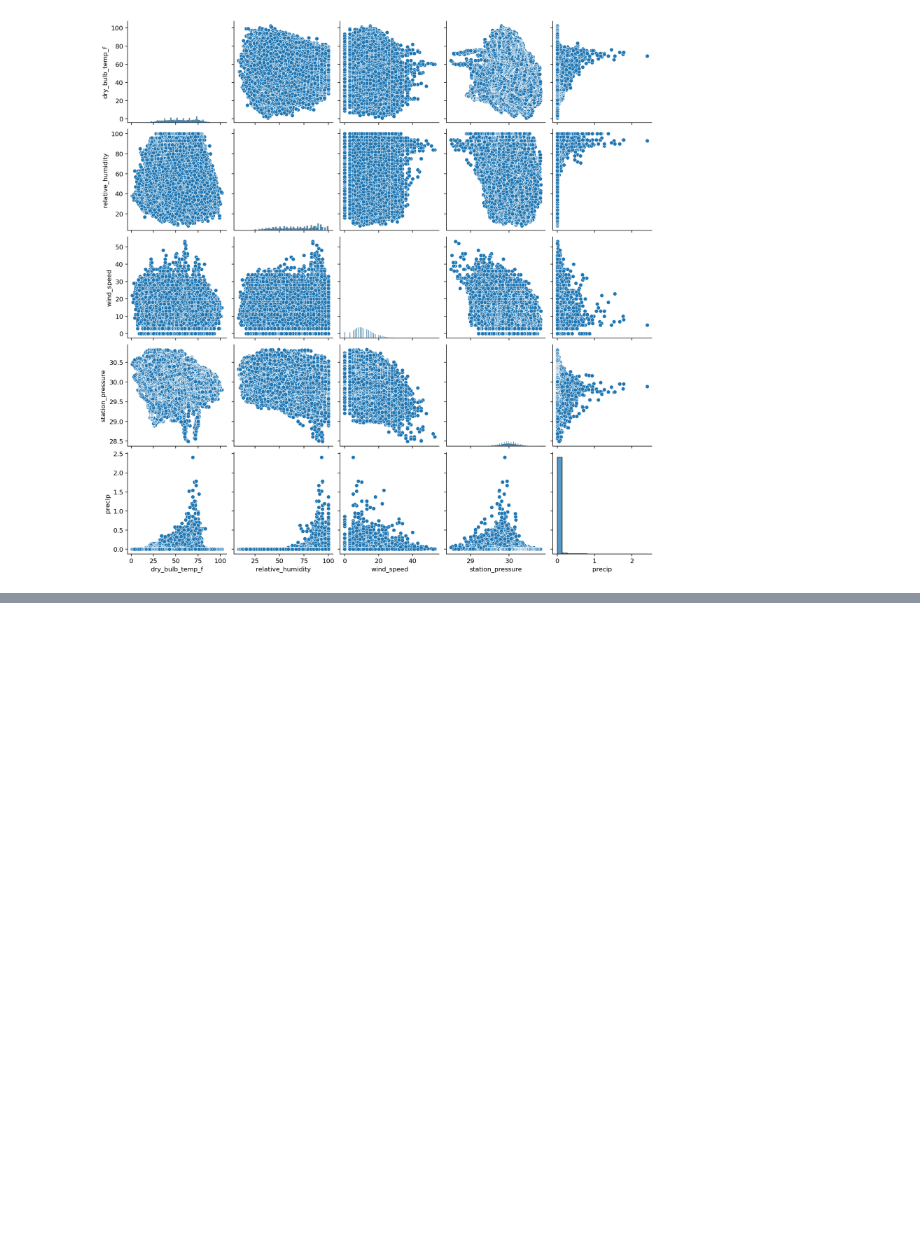
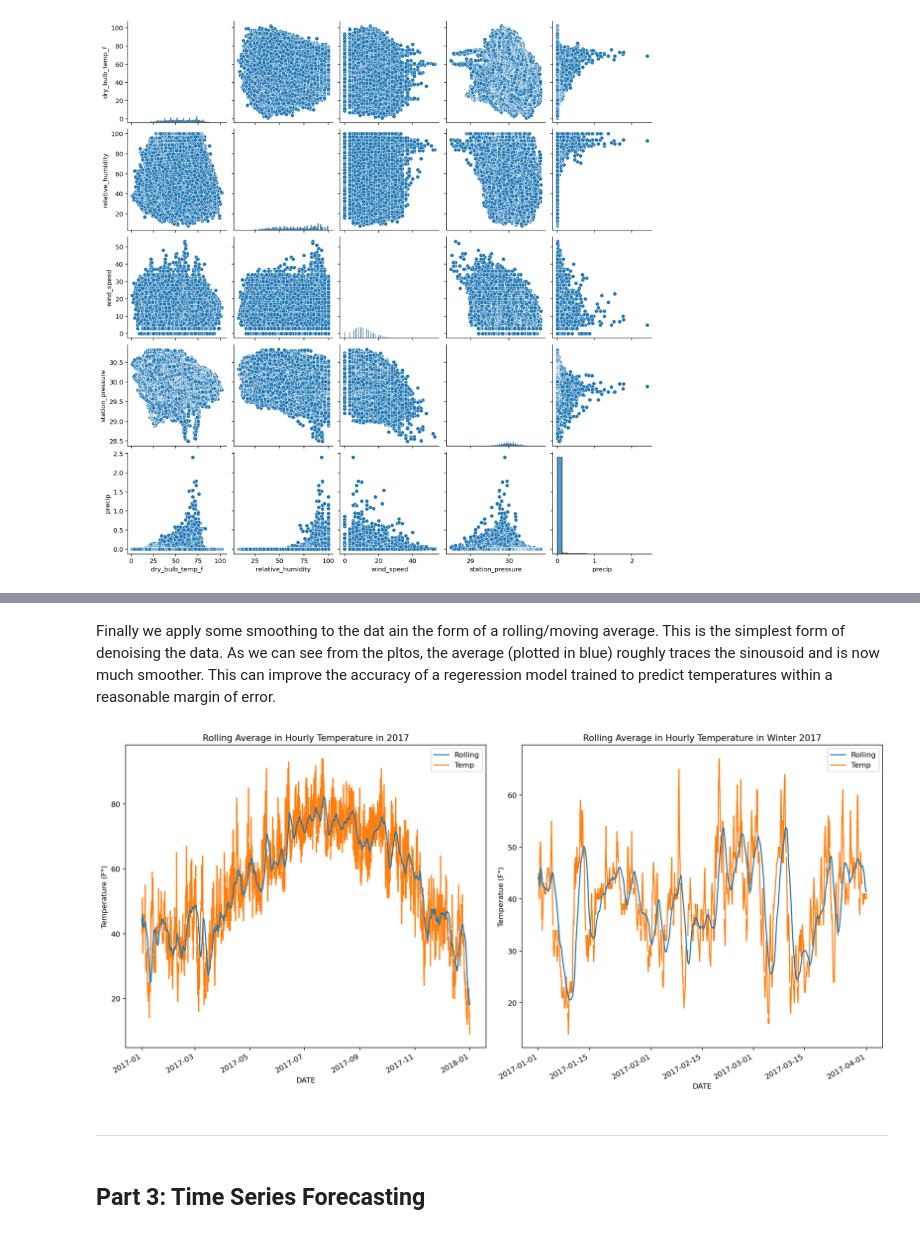
Before and after one commit to azharfachrezi/NOOA-Weather-Data-Analysis---JFK-Airport-New-York-, a Jupyter notebook: weather_data_analysis.ipynb, the cells around one changed output, grey strips where cells are left out. Cells and saved outputs as stored; diff of their text form; code cells hidden in the pictures; blank space fills up the shorter version.

```diff
--- a/weather_data_analysis.ipynb
+++ b/weather_data_analysis.ipynb
@@ -476,0 +526,29 @@ sns.pairplot(data[plot_cols])
+# %% [markdown]
+Finally we apply some smoothing to the dat ain the form of a rolling/moving average. This is the simplest form of denoising the data. As we can see from the pltos, the average (plotted in blue) roughly traces the sinousoid and is now much smoother. This can improve the accuracy of a regeression model trained to predict temperatures within a reasonable margin of error.
+# %%
+plt.figure(figsize=(15,7))
+
+# Rolling mean of temp
+plt.subplot(1,2,1)
+data[TEMP_COL]['2017'].rolling('5D').mean().plot(zorder=2)  # 5-day rolling mean
+data[TEMP_COL]['2017'].plot(zorder=1)
+plt.legend(['Rolling', 'Temp'])
+plt.title("Rolling Average in Hourly Temperature in 2017")
+plt.ylabel("Temperature (F°)")
+
+# Rolling mean of temperature for Jan-Mar 2017
+plt.subplot(1,2,2)
+data[TEMP_COL]['2017-01':'2017-03'].rolling('2D').mean().plot(zorder=2) # 2-day rolling mean
+data[TEMP_COL]['2017-01':'2017-03'].plot(zorder=1)
+plt.legend(['Rolling', 'Temp'])
+plt.title("Rolling Average in Hourly Temperature in Winter 2017")
+plt.ylabel("Temperatue (F°)")
+
+plt.tight_layout()
+plt.show()
+# %% [output]
+[figure, added]
+# %% [markdown]
+---
+# %% [markdown]
+## Part 3: Time Series Forecasting
```
Also changed, not shown: parts of 5 cells of this notebook.
